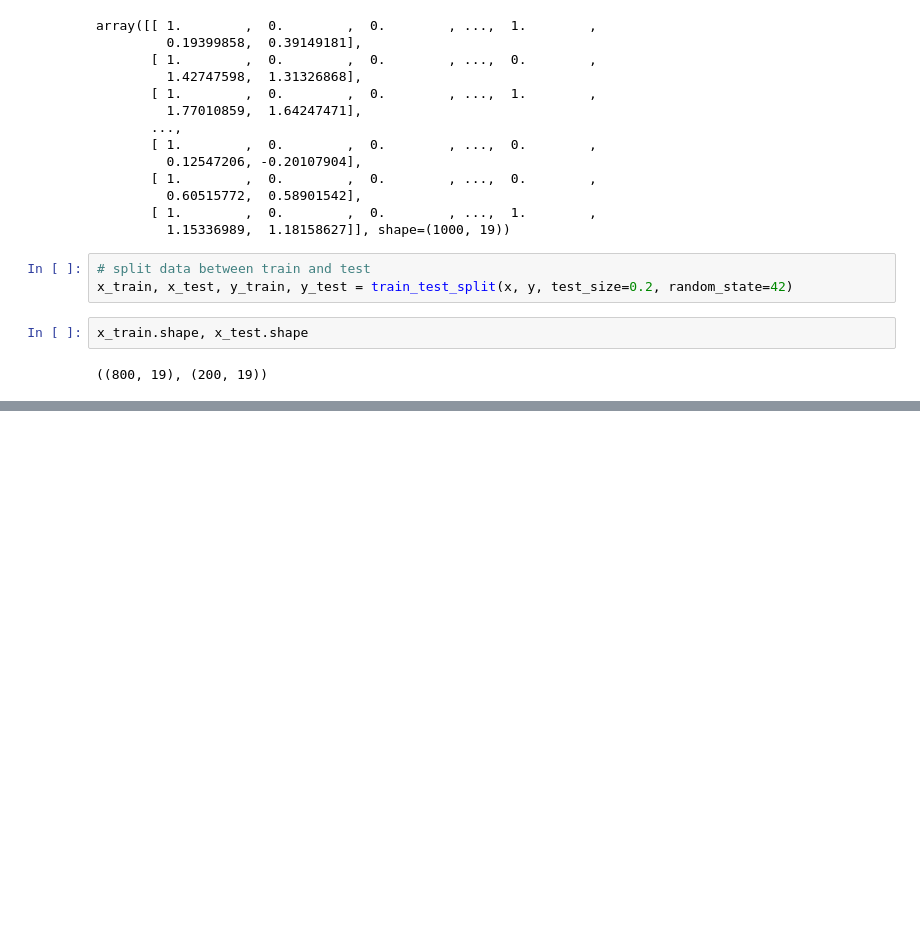
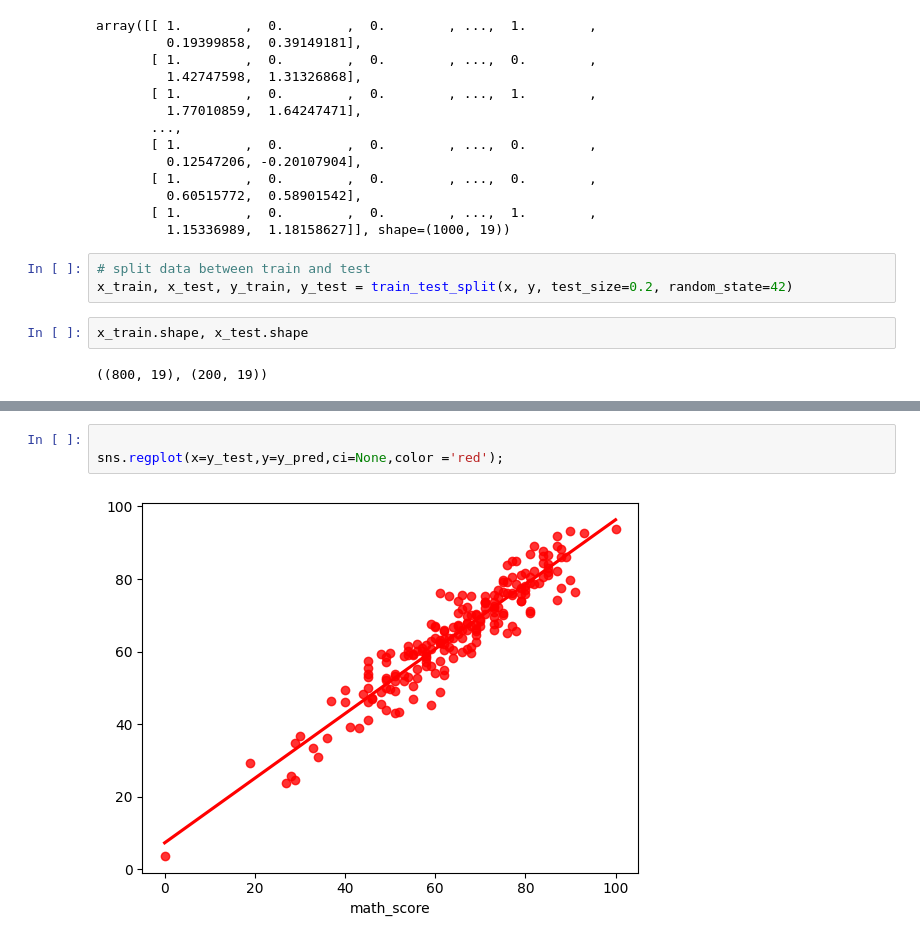
Before and after one commit to karann18/mlproject, a Jupyter notebook: notebook/modeltraining.ipynb, the cells around one changed output, grey strips where cells are left out. Drawn from its saved outputs; the diff is of its cells as text; blank space fills up the shorter version.

```diff
--- a/notebook/modeltraining.ipynb
+++ b/notebook/modeltraining.ipynb
@@ -111,0 +257,5 @@ x_train.shape, x_test.shape
+# %%
+
+sns.regplot(x=y_test,y=y_pred,ci=None,color ='red');
+# %% [output]
+[figure, added]
```
Also changed, not shown: parts of 15 cells of this notebook.
